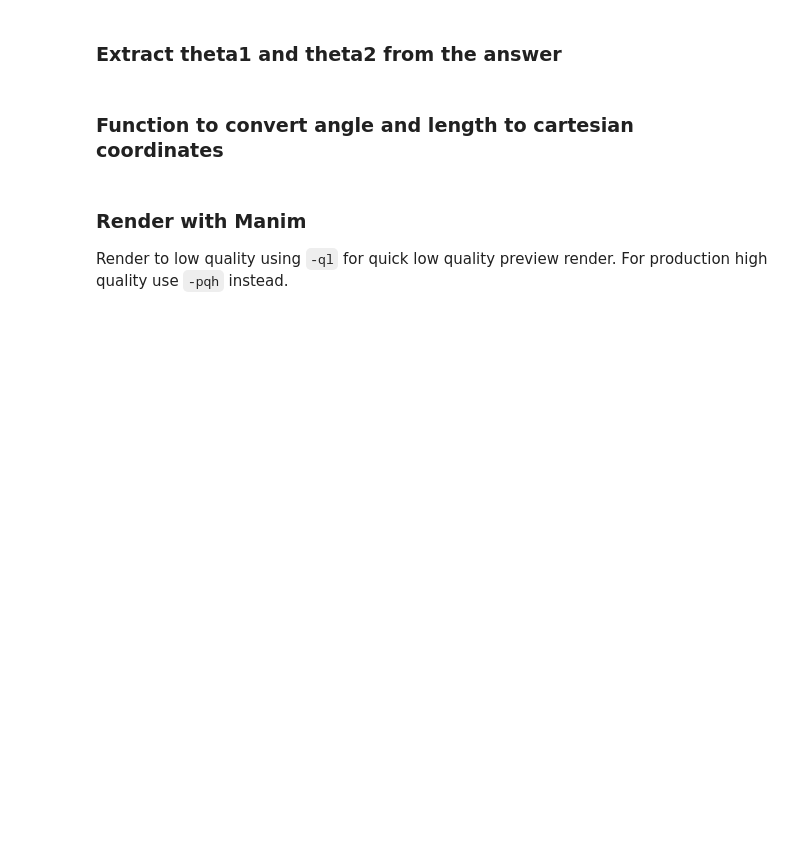
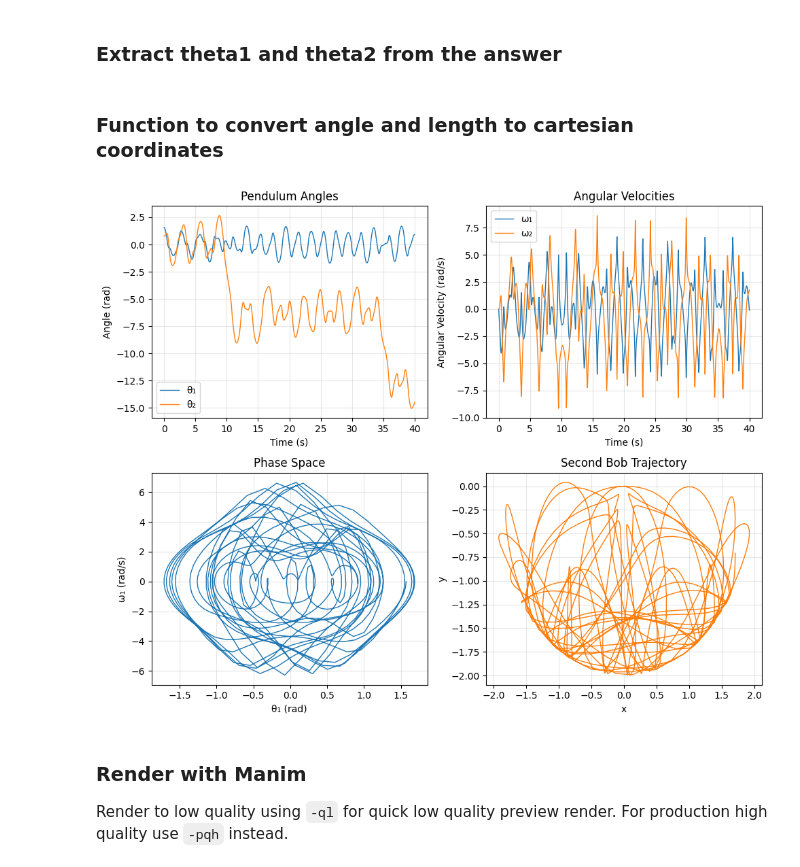
Before and after one commit to tajultonim/academic, a Jupyter notebook: python/simulation/double-pendulum.ipynb, the cells around one changed output. Cells and saved outputs as stored; diff of their text form; code cells hidden in the pictures; blank space fills up the shorter version.

```diff
--- a/python/simulation/double-pendulum.ipynb
+++ b/python/simulation/double-pendulum.ipynb
@@ -81,7 +81,7 @@ EL_2 = smp.diff(L, theta2) - smp.diff(smp.diff(L, theta2_d), t)
 
 THe Euler-Langrange equations are linear in the second differential of thetas. So we can solve for these so we can easily convert each of them into two first order differential equations.
 # %%
-sol = smp.solve([EL_1, EL_2], (theta1_dd, theta2_dd), relational=False, simplify=False)
+sol = smp.solve([EL_1, EL_2], (theta1_dd, theta2_dd), simplify=False, rational=False)
 # %% [markdown]
 ### Convert symbolic equations
 Convert the symbolic equations into python lambda
@@ -105,19 +113,20 @@ Use `scipy` to solve the combined ODE.
 # %%
 t = np.linspace(0, 40, 1001)
 g = 9.81
-l1 = 2.0
+m1 = 1.0
+m2 = 1.0
+l1 = 1.0
 l2 = 1.0
-m1 = 6.0
-m2 = 1.0
+y0=[np.pi / 2, 0, np.pi / 4, 0]
 
-ans = sp.integrate.odeint(
-    dSdt, y0=[np.pi/2,0,np.pi/4,0], t=t, args=(g, m1, m2, l1, l2)
+ans = sp.integrate.solve_ivp(
+    dSdt, y0=y0, t_span=(0.0, 40.0), t_eval=t, args=(g, m1, m2, l1, l2), method="RK45", atol=1e-12, rtol=1e-12
 )
 # %% [markdown]
 ### Extract theta1 and theta2 from the answer
 # %%
-theta1 = ans.T[0]
-theta2 = ans.T[2]
+theta1 = ans.y[0]
+theta2 = ans.y[2]
 # %% [markdown]
 ### Function to convert angle and length to cartesian coordinates
 # %%
@@ -132,3 +142,49 @@ x1, y1, x2, y2 = get_x1_y1_x2_y2( t,theta1, theta2, l1, l2)
+# %%
+import matplotlib.pyplot as plt
+
+# Extract angular velocities from the solution
+omega1 = ans.y[1]
+omega2 = ans.y[3]
+
+# Create figure with 2x2 subplots
+fig, ((p1, p2), (p3, p4)) = plt.subplots(2, 2, figsize=(10, 8))
+
+# Plot 1: Angles vs Time
+p1.plot(t, theta1, label="θ₁", linewidth=1)
+p1.plot(t, theta2, label="θ₂", linewidth=1)
+p1.set_xlabel("Time (s)")
+p1.set_ylabel("Angle (rad)")
+p1.set_title("Pendulum Angles")
+p1.legend()
+p1.grid(True, alpha=0.3)
+
+# Plot 2: Angular Velocities vs Time
+p2.plot(t, omega1, label="ω₁", linewidth=1)
+p2.plot(t, omega2, label="ω₂", linewidth=1)
+p2.set_xlabel("Time (s)")
+p2.set_ylabel("Angular Velocity (rad/s)")
+p2.set_title("Angular Velocities")
+p2.legend()
+p2.grid(True, alpha=0.3)
+
+# Plot 3: Phase Space (θ₁ vs ω₁)
+p3.plot(theta1, omega1, linewidth=1, color="C0")
+p3.set_xlabel("θ₁ (rad)")
+p3.set_ylabel("ω₁ (rad/s)")
+p3.set_title("Phase Space")
+p3.grid(True, alpha=0.3)
+
+# Plot 4: Trace of Second Bob
+p4.plot(x2, y2, linewidth=1, color="C1")
+p4.set_xlabel("x")
+p4.set_ylabel("y")
+p4.set_title("Second Bob Trajectory")
+p4.grid(True, alpha=0.3)
+
+plt.tight_layout()
+plt.show()
+# %% [output]
+[figure, added]
 # %% [markdown]
 ### Render with Manim
 Render to low quality using `-ql` for quick low quality preview render. For production high quality use `-pqh` instead.
```
Also changed, not shown: parts of 6 cells of this notebook, 13 other files.
